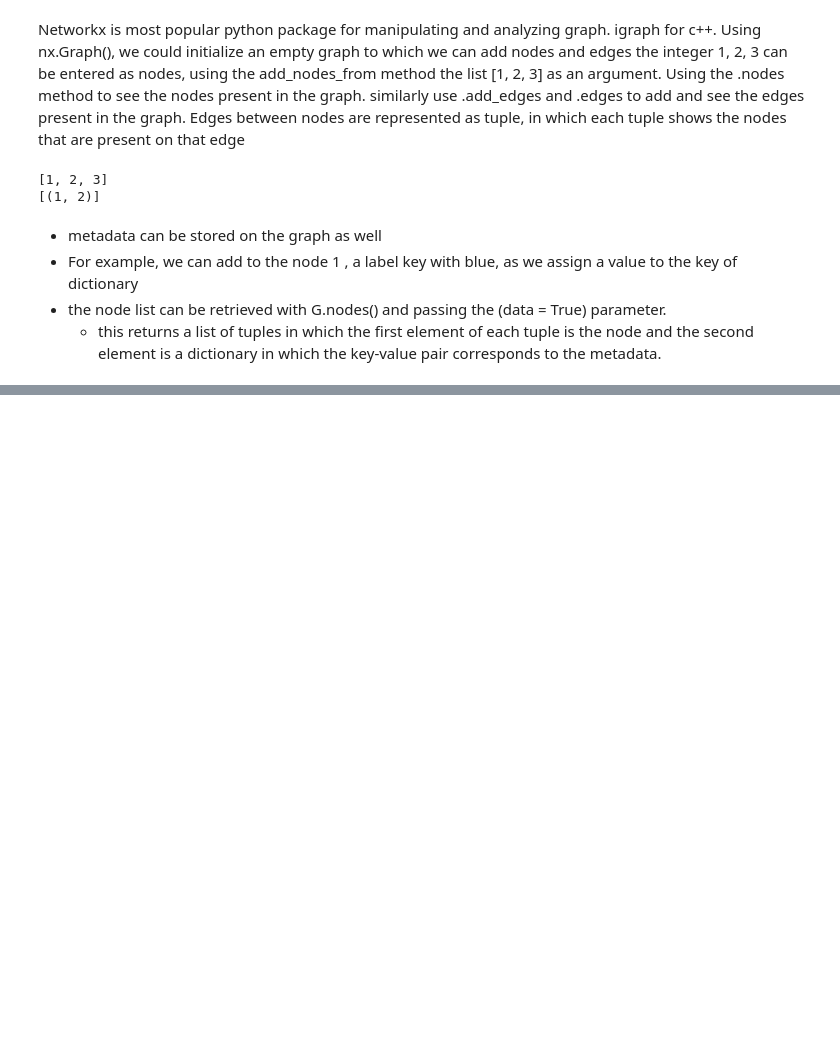
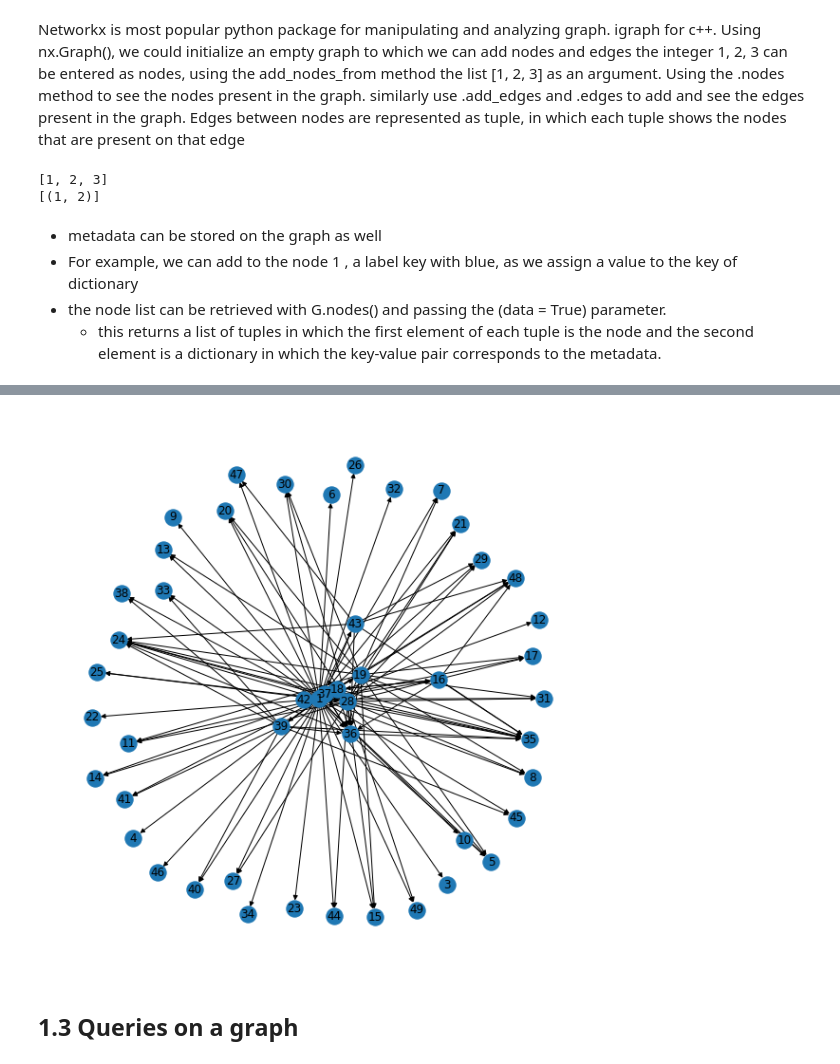
Before and after one commit to NilSagor/nilsagor.github.io, a Jupyter notebook: files/projects/datacamp_network_analysis/networkAnalysis_datacamp.ipynb, the cells around one changed output, grey strips where cells are left out. Drawn from its saved outputs; the diff is of its cells as text; code cells hidden in the pictures; blank space fills up the shorter version.

```diff
--- a/files/projects/datacamp_network_analysis/networkAnalysis_datacamp.ipynb
+++ b/files/projects/datacamp_network_analysis/networkAnalysis_datacamp.ipynb
@@ -120,0 +141,12 @@ print(G.edges())
+# %%
+T_sub = nx.DiGraph()
+edges_from_T = [x for x in T.edges(list(range(50)), data = True)
+                if x[0] in [1, 16, 18, 19, 28, 36, 37, 39, 42, 43, 4, 5] if x[1] < 50 ]
+T_sub.add_edges_from(edges_from_T)
+plt.figure(figsize = (8,8))
+nx.draw(T_sub, with_labels = True)
+plt.show()
+# %% [output]
+[figure, added]
+# %% [markdown]
+## 1.3 Queries on a graph
```
Also changed, not shown: parts of 11 cells of this notebook.
